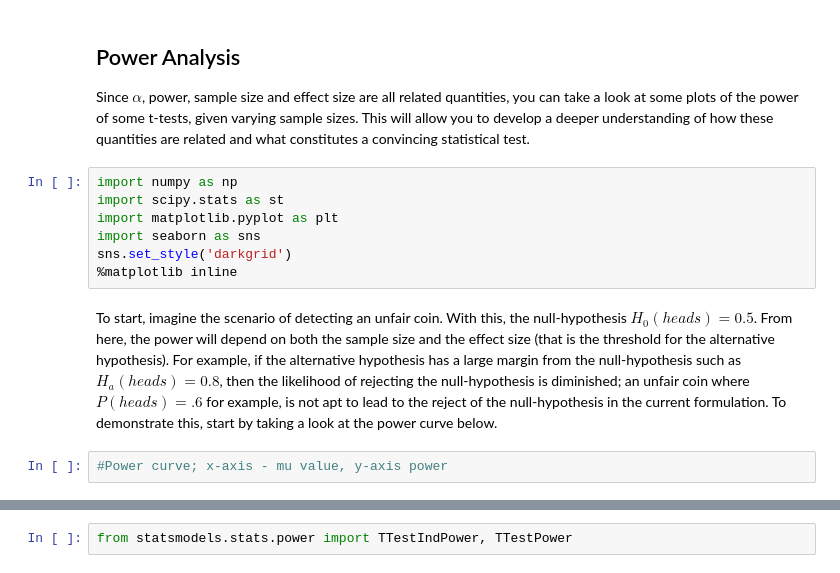
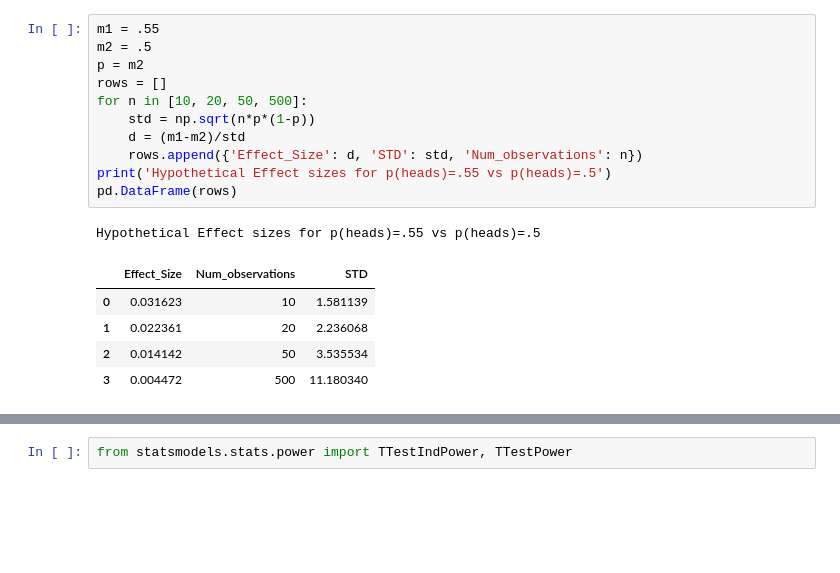
Before and after one commit to learn-co-curriculum/dsc-statistical-power, a Jupyter notebook: index.ipynb, the cells around one changed output, grey strips where cells are left out. Drawn from its saved outputs; the diff is of its cells as text; blank space fills up the shorter version.

```diff
--- a/index.ipynb
+++ b/index.ipynb
@@ -35,15 +51,18 @@ That is the difference of the means divided by the standard deviation.
-# %% [markdown]
-## Power Analysis
-
-Since $\alpha$, power, sample size and effect size are all related quantities, you can take a look at some plots of the power of some t-tests, given varying sample sizes. This will allow you to develop a deeper understanding of how these quantities are related and what constitutes a convincing statistical test.
-# %%
-import numpy as np
-import scipy.stats as st
-import matplotlib.pyplot as plt
-import seaborn as sns
-sns.set_style('darkgrid')
-%matplotlib inline
-# %% [markdown]
-To start, imagine the scenario of detecting an unfair coin. With this, the null-hypothesis $H_0(heads) = 0.5$. From here, the power will depend on both the sample size and the effect size (that is the threshold for the alternative hypothesis). For example, if the alternative hypothesis has a large margin from the null-hypothesis such as $H_a(heads) = 0.8$, then the likelihood of rejecting the null-hypothesis is diminished; an unfair coin where $P(heads)=.6$ for example, is not apt to lead to the reject of the null-hypothesis in the current formulation. To demonstrate this, start by taking a look at the power curve below.
-# %%
-#Power curve; x-axis - mu value, y-axis power
+# %%
+m1 = .55
+m2 = .5
+p = m2
+rows = []
+for n in [10, 20, 50, 500]:
+    std = np.sqrt(n*p*(1-p))
+    d = (m1-m2)/std
+    rows.append({'Effect_Size': d, 'STD': std, 'Num_observations': n})
+print('Hypothetical Effect sizes for p(heads)=.55 vs p(heads)=.5')
+pd.DataFrame(rows)
+# %% [output]
+Hypothetical Effect sizes for p(heads)=.55 vs p(heads)=.5
+|  | Effect_Size | Num_observations | STD |
+| 0 | 0.031623 | 10 | 1.581139 |
+| 1 | 0.022361 | 20 | 2.236068 |
+| 2 | 0.014142 | 50 | 3.535534 |
+| 3 | 0.004472 | 500 | 11.180340 |
```
Also changed, not shown: parts of 19 cells of this notebook, 2 other files.
